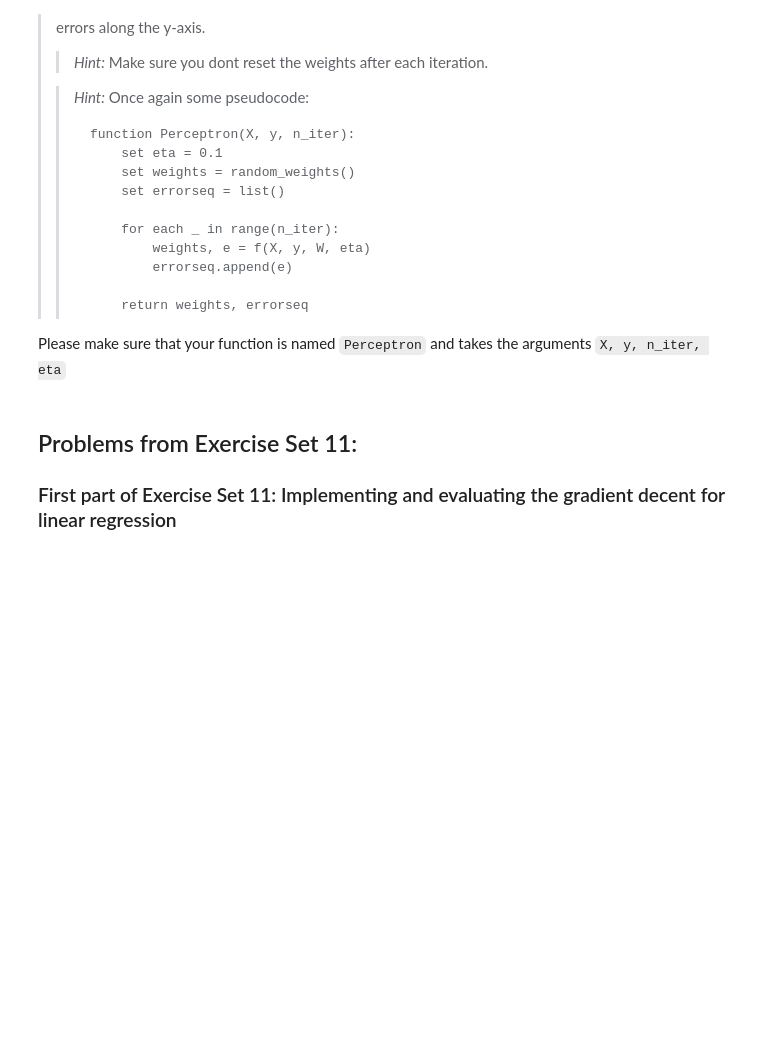
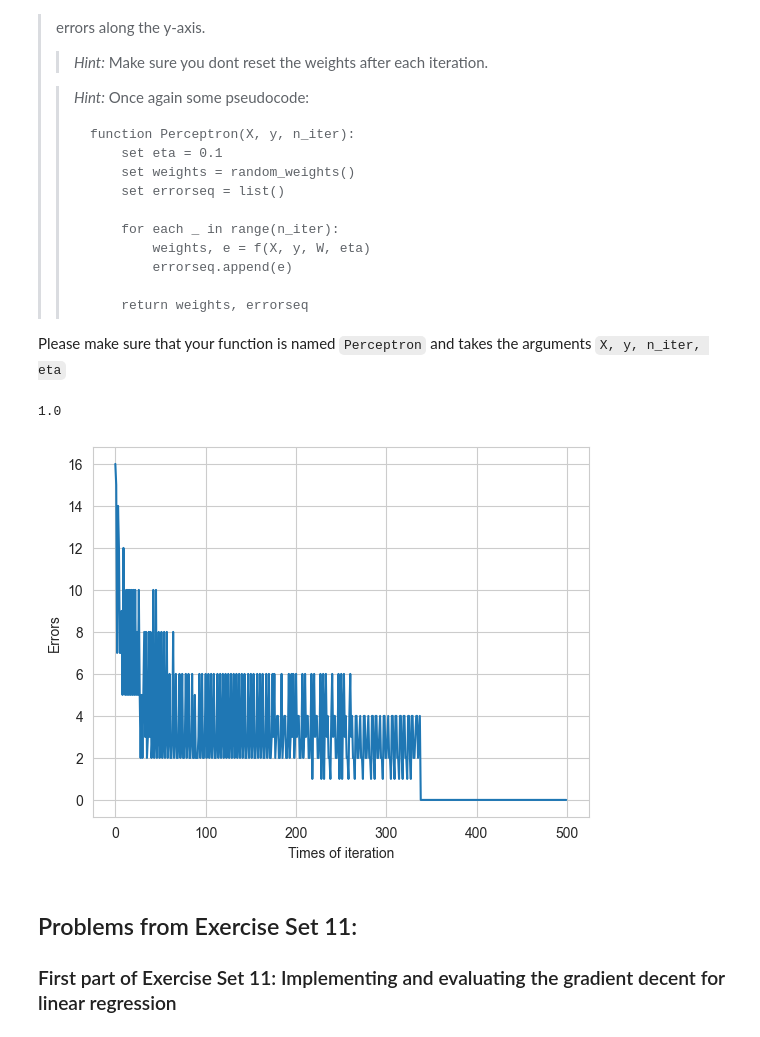
Before and after one commit to Kelvin-xing/isds2023, a Jupyter notebook: assignments/assignment2/assignments_2_ans.ipynb, the cells around one changed output. Drawn from its saved outputs; the diff is of its cells as text; code cells hidden in the pictures; blank space fills up the shorter version.

```diff
--- a/assignments/assignment2/assignments_2_ans.ipynb
+++ b/assignments/assignment2/assignments_2_ans.ipynb
@@ -99,27 +99,3 @@ def predict(X, W):
 
 >
 > Make sure your `perceptronEpoch` function takes the arguments `X, y, W, eta`.
-# %%
-def perceptronEpoch(X, y, W, eta=0.1):
-    """Computes an epoch of training for the Perceptron algorithm.
-
-    Args:
-        X (np.ndarray):
-            Feature data of dimension (N, k) where k is the number
-            of features.
-        y (np.ndarray):
-            Target vector of dimension (N, ).
-        W (np.ndarray):
-            Weight vector of dimension (k + 1, ) where the first
-            parameter is the bias term.
-        eta (float): Learning rate of the algorithm, defaults to 0.1.
-
-    Returns:
-        tuple[np.ndarray, int]:
-            Updated weight wector and number of errors made
-            for the epoch of training.
-    """
-    ...
-
-# YOUR CODE HERE
-raise NotImplementedError()
@@ -151,3 +156,25 @@ raise NotImplementedError()
+# %%
+# YOUR CODE HERE
+# raise NotImplementedError()
+def Perceptron(X, y, n_iter, eta=0.1):
+    weights = random_weights(X)
+    errorseq = list()
+    for i in range(n_iter):
+        weights, e = perceptronEpoch(X,y,weights,eta)
+        errorseq.append(e)
+    return weights, errorseq
+
+n_iter = 500
+errorseq = []
+[W_updated, errorseq] = Perceptron(Xtest,ytest,n_iter)
+ytest_hat = predict(Xtest,W_updated)
+pd.DataFrame(errorseq).plot(xlabel='Times of iteration', ylabel='Errors', legend=False)
+
+
+print(accuracy(ytest, ytest_hat))
+# %% [output]
+1.0
+[figure, added]
 # %% [markdown]
 ## Problems from Exercise Set 11:
 
```
Also changed, not shown: parts of 18 cells of this notebook, 3 other files.
